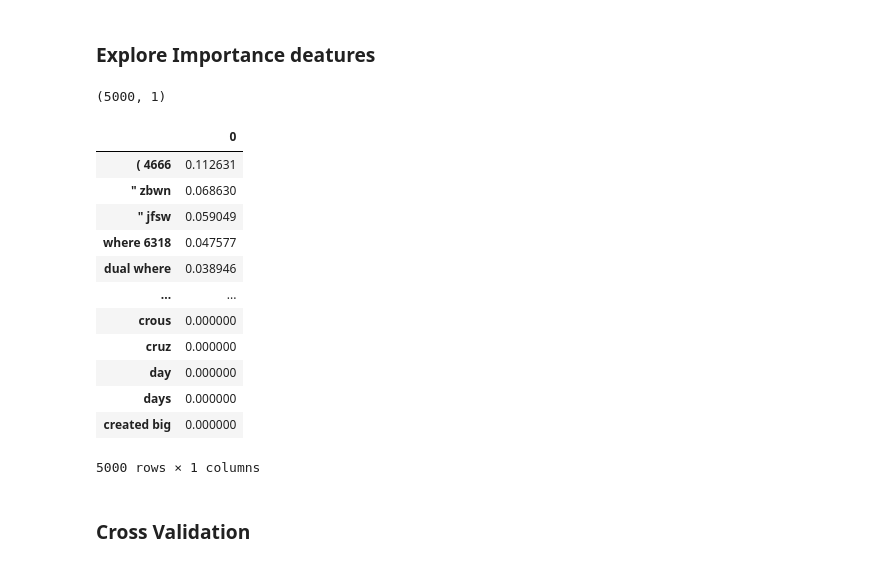
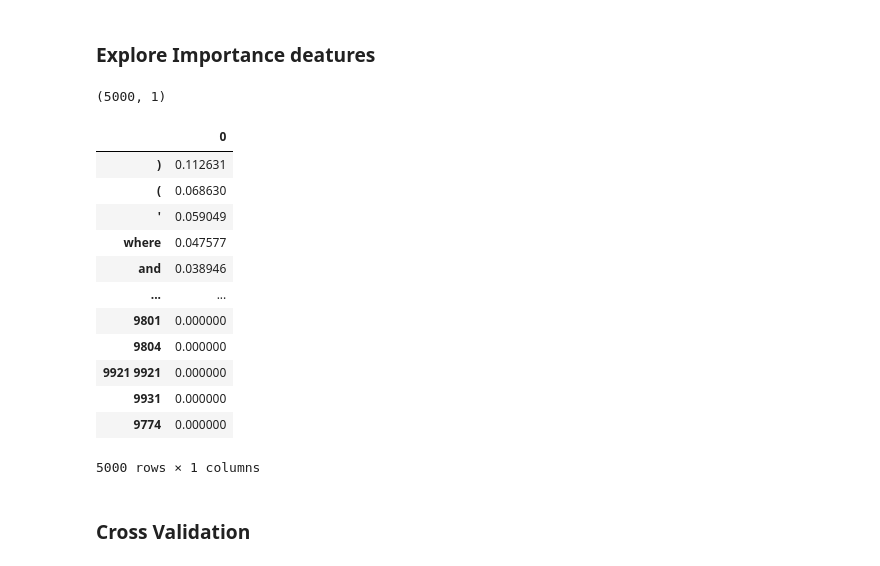
Before and after one commit to EbEmad/SQL_injection_detection_Ai_model, a Jupyter notebook: nootbooks/sql_injection_detection_model.ipynb, the cells around one changed output. Drawn from its saved outputs; the diff is of its cells as text; code cells hidden in the pictures.

```diff
--- a/nootbooks/sql_injection_detection_model.ipynb
+++ b/nootbooks/sql_injection_detection_model.ipynb
@@ -8,7 +8,7 @@ from sklearn.metrics import classification_report,accuracy_score
 # %% [markdown]
 # load the data
 # %%
-df=pd.read_csv('./dataset/sqliv2.csv',encoding='utf-16')
+df=pd.read_csv('./sqliv2.csv',encoding='utf-16')
 # %% [markdown]
 # EDA for the dataset
 # %%
@@ -166,7 +171,7 @@ Name: Label, Length: 33727, dtype: int64
 # %% [markdown]
 # Data Augmentation
 # %%
-df2=pd.read_csv('./dataset/payload_full.csv')
+df2=pd.read_csv('./payload_full.csv')
 # %%
 df2
 # %% [output]
@@ -420,3 +467,30 @@ Best Parameters: {'class_weight': {0: 1, 1: 5}, 'max_depth': None, 'min_samples_
 Best Recall Score: 0.9964586278767378
 # %% [markdown]
 ### Grid Search To find best class_weight
+# %%
+from sklearn.model_selection import GridSearchCV
+
+# Define the parameter grid for class weights
+param_grid = {
+    # 'n_estimators': [100, 200, 300],
+    # 'max_depth': [None, 10, 20],
+    # 'min_samples_split': [2, 5, 10],
+    # 'min_samples_leaf': [1, 2, 4],
+    'class_weight': [{0: 1, 1: 2}, {0: 1, 1: 3}, {0: 1, 1: 5}, 'balanced']
+}
+
+# Initialize Grid Search
+grid_search = GridSearchCV(
+    estimator=model,
+    param_grid=param_grid,
+    cv=5,  # 5-fold cross-validation
+    scoring='recall',  # Use recall for evaluation
+    n_jobs=-1
+)
+
+# Fit Grid Search
+grid_search.fit(x_train_vectorized, y_train)
+
+# Best parameters and recall score
+print("Best Parameters:", grid_search.best_params_)
+print("Best Recall Score:", grid_search.best_score_)
@@ -454,23 +533,23 @@ Validation Accuracy: 0.9961810466760962
 # %% [markdown]
 ### Explore Importance deatures
 # %%
-features=pd.DataFrame(model.feature_importances_,index=tfidf_vctorizer.get_feature_names_out())
+features=pd.DataFrame(model.feature_importances_,index=tfidf_vectorizer.get_feature_names_out())
 print(features.shape)
 features.sort_values(by=0,ascending=False)
 # %% [output]
 (5000, 1)
 |  | 0 |
-| ( 4666 | 0.112631 |
-| " zbwn | 0.068630 |
-| " jfsw | 0.059049 |
-| where 6318 | 0.047577 |
-| dual where | 0.038946 |
+| ) | 0.112631 |
+| ( | 0.068630 |
+| ' | 0.059049 |
+| where | 0.047577 |
+| and | 0.038946 |
 | ... | ... |
-| crous | 0.000000 |
-| cruz | 0.000000 |
-| day | 0.000000 |
-| days | 0.000000 |
-| created big | 0.000000 |
+| 9801 | 0.000000 |
+| 9804 | 0.000000 |
+| 9921 9921 | 0.000000 |
+| 9931 | 0.000000 |
+| 9774 | 0.000000 |
 5000 rows × 1 columns
 # %% [markdown]
 ### Cross Validation
```
Also changed, not shown: parts of 21 cells of this notebook, 1 other file.
